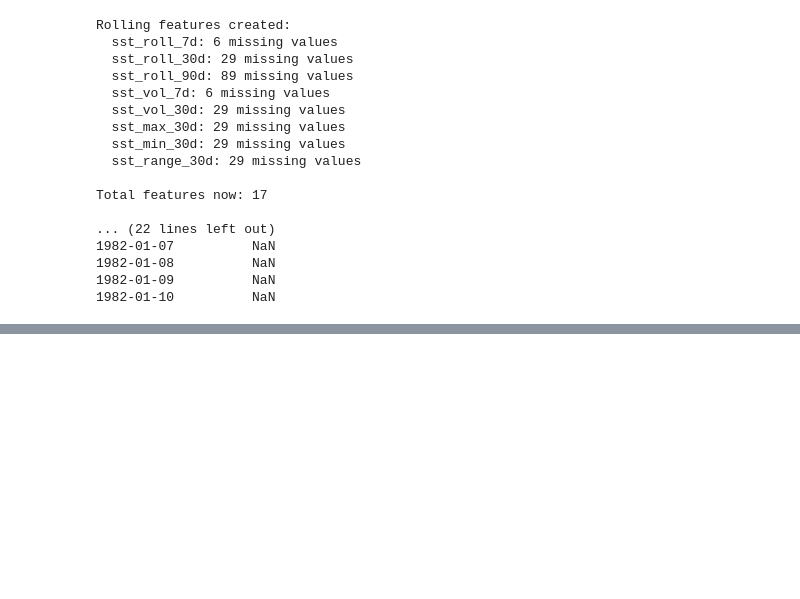
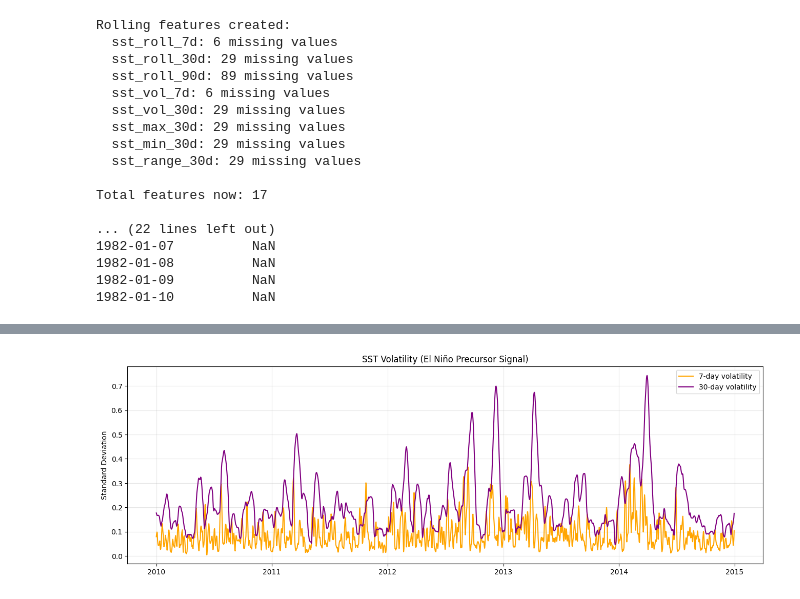
Before and after one commit to DHANA5982/Prediction-of-El-Nino-Events, a Jupyter notebook: notebooks/02_EDA.ipynb, the cells around one changed output, grey strips where cells are left out. Cells and saved outputs as stored; diff of their text form; code cells hidden in the pictures; blank space fills up the shorter version.

```diff
--- a/notebooks/02_EDA.ipynb
+++ b/notebooks/02_EDA.ipynb
@@ -464,6 +481,7 @@ This plot shows how rolling averages (7-day, 30-day) smooth out short-term SST f
 # %%
 # Plot 2: Volatility over time
-plt.figure(figsize=(16, 4))
+
+plt.figure(figsize=(16, 5))
 plt.plot(df_plot.index, df_plot['sst_vol_7d'], label='7-day volatility', color='orange')
 plt.plot(df_plot.index, df_plot['sst_vol_30d'], label='30-day volatility', color='purple')
 plt.title('SST Volatility (El Niño Precursor Signal)')
@@ -473,3 +491,4 @@ plt.grid(True, alpha=0.3)
 plt.savefig('D:/GitHub/Prediction of El-Nino Events/output/plots/sst_volatility.png')
 
 print("Periods of high SST volatility (standard deviation) often precede El Niño events, serving as an early warning signal.")
+# %% [output]
@@ -476,2 +496,3 @@ print("Periods of high SST volatility (standard deviation) often precede El Niñ
+[figure, added]
 # %%
 # Plot 3: Temperature range
```
Also changed, not shown: parts of 31 cells of this notebook.
